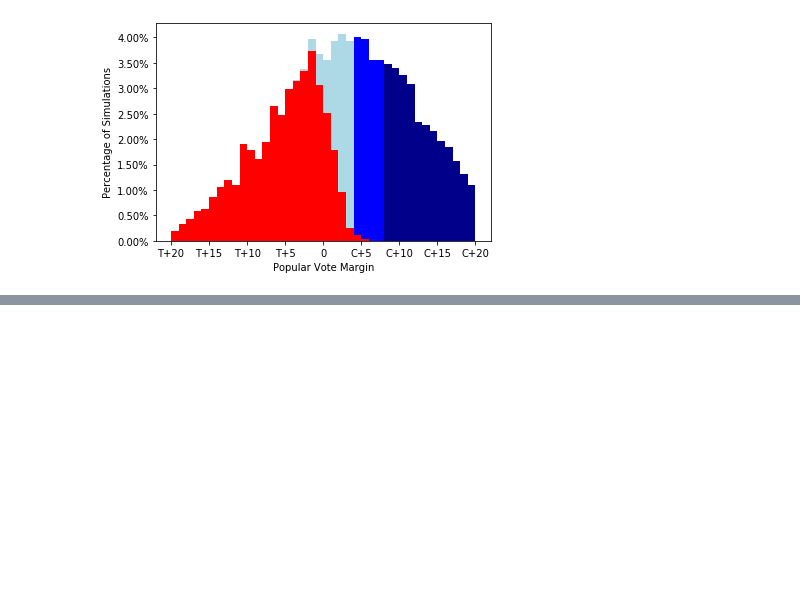
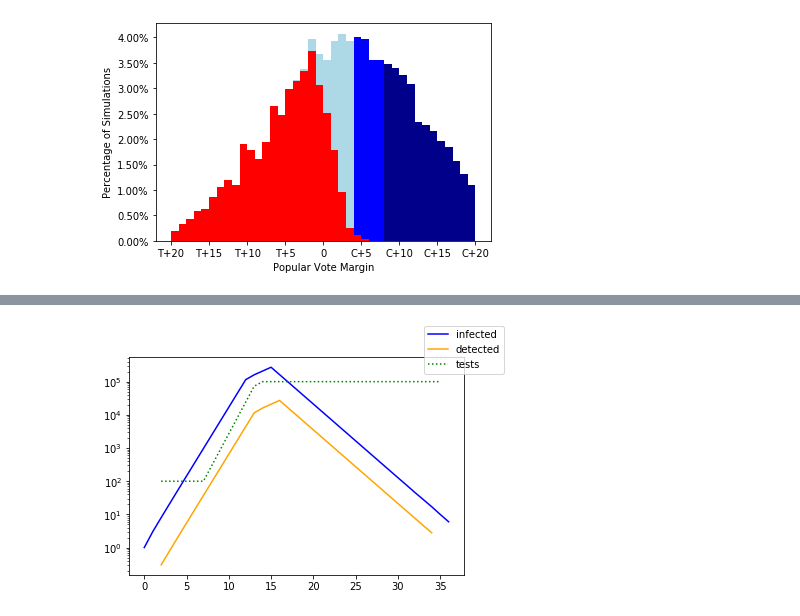
Before and after one commit to emtseng/sp20-info6010, a Jupyter notebook: s4.ipynb, the cells around one changed output, grey strips where cells are left out. Saved outputs shown, nothing was run; the diff lists cells and outputs as text; code cells hidden in the pictures; blank space fills up the shorter version.

```diff
--- a/s4.ipynb
+++ b/s4.ipynb
@@ -496,0 +501,44 @@ plot_pop_margins(trump, blowouts, obama, narrow)
+# %%
+R0 = [2.6]*12 + [1.4,1.3,1.3] + [.6]*21
+R1 = R0
+R2 = R0
+R3 = [2.6]*12 + [1.4,1.3,1.3,1.2,1.2,1.1,1.0,.9] + [.4]*16
+
+tests0 = [1000]*4 + [round(1000*1.5**i) for i in range(30)]
+tests1 = [100]*5 + [100*3**i for i in range(7)] + [100000]*22
+tests2 = [round(10000*1.03**i) for i in range(24)] + [20000]*10
+tests3 = [10000]*9 + [round(10000*.8**i) for i in range(25)]
+# %%
+def simulate_4(R, tests, test_likelihood):
+    #Init
+    total_pop = 10,000,000
+    infected = [1]
+    detected = []
+    for idx in range(len(R)):
+        new_infected = round(infected[-1] * R[idx])
+        if idx > 2: #Testing happens at a 3-generation lag
+            # Static test_likelihood
+            should_test = test_likelihood * infected[idx-2]
+            if should_test > tests[idx-2]:
+                got_tested = tests[idx-2]
+            else:
+                got_tested = should_test
+            detected.append(got_tested)
+        infected.append(new_infected)
+    return infected, detected
+# %%
+def plot_epidemic_simulation(R, tests, beta):
+    infected, detected = simulate_4(R, tests, beta)
+    fig = plt.figure()
+    ax = fig.add_subplot(1,1,1)
+    ax.plot(infected, 'b', label='infected')
+    ax.plot(np.arange(2, len(detected)+2), detected, 'orange', label='detected')
+    ax.plot(np.arange(2, len(tests)+2), tests, 'g', linestyle='dotted', label='tests')
+    ax.set_yscale('log')
+    fig.legend()
+    fig.show()
+
+test_likelihood = 0.1
+plot_epidemic_simulation(R1, tests1, test_likelihood)
+# %% [output]
+[figure, added]
```
Also changed, not shown: parts of 1 cell of this notebook, 2 other files.
